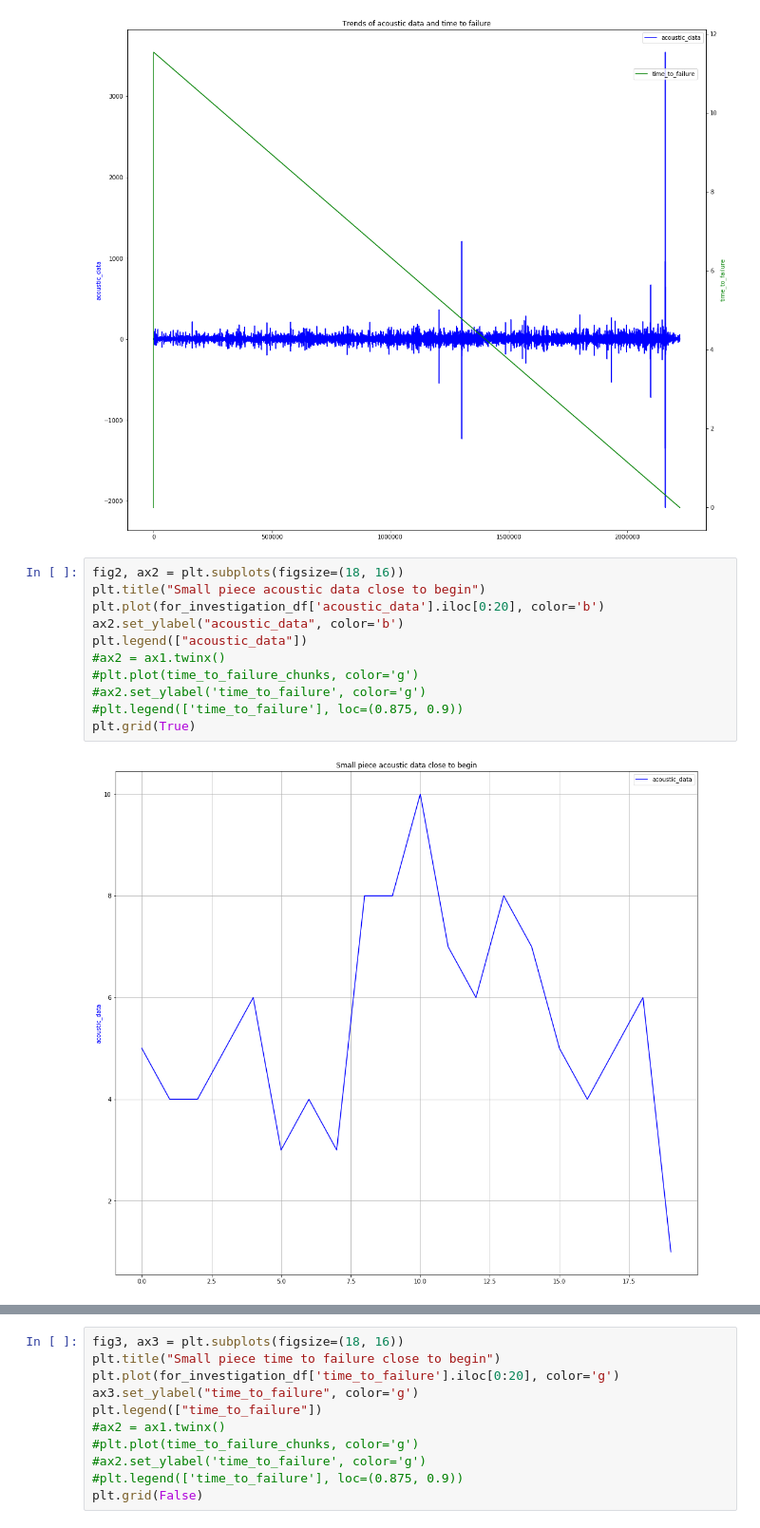
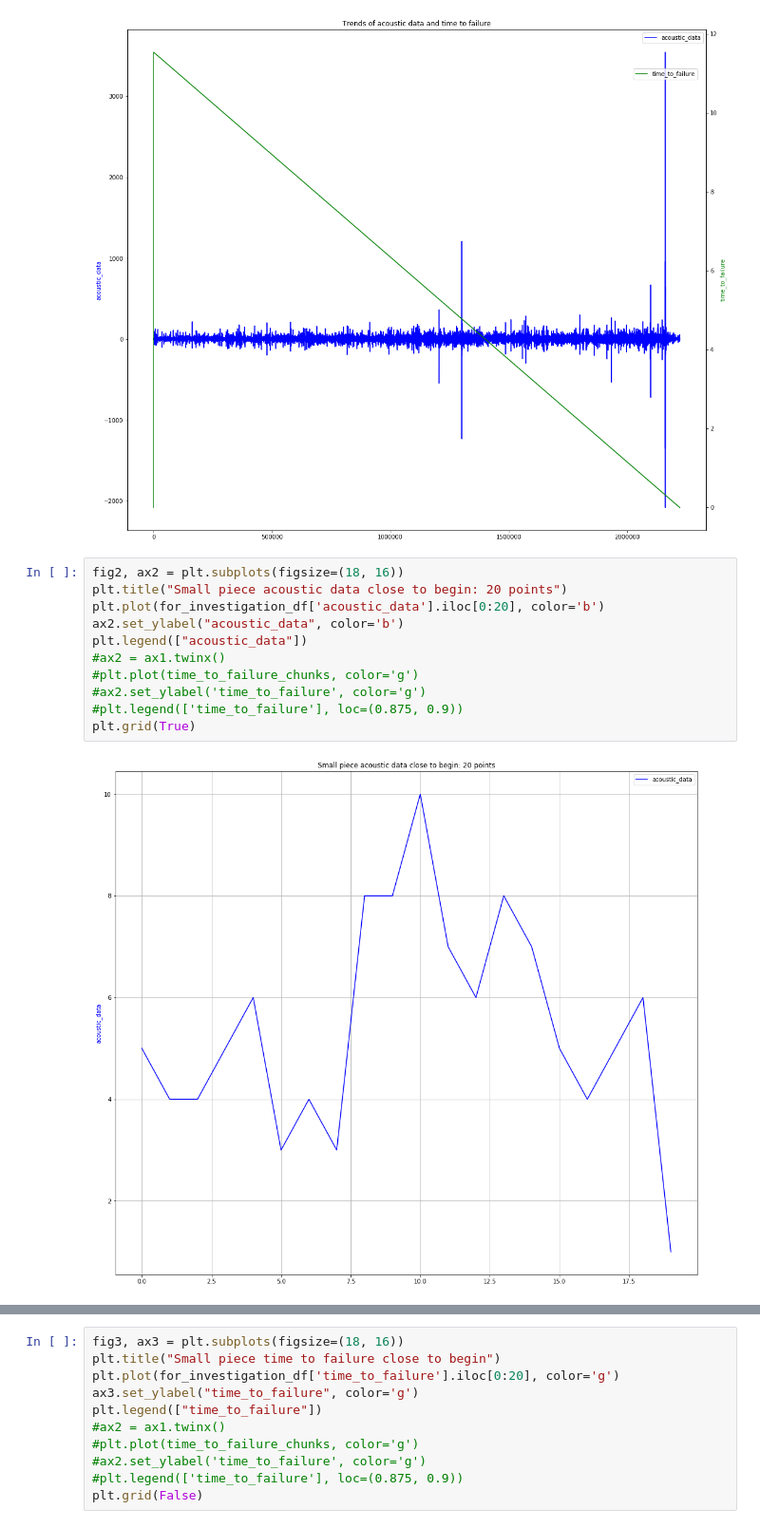
Before and after one commit to contemplat0r/LANL_Earthquake_Prediction, a Jupyter notebook: lanl-data-investigation-and-learn.ipynb, the cells around one changed output, grey strips where cells are left out. Shown at 95% size. Cells and saved outputs as stored; diff of their text form.

```diff
--- a/lanl-data-investigation-and-learn.ipynb
+++ b/lanl-data-investigation-and-learn.ipynb
@@ -104,14 +104,14 @@ plt.grid(False)
 [figure]
 # %%
 fig2, ax2 = plt.subplots(figsize=(18, 16))
-plt.title("Small piece acoustic data close to begin")
+plt.title("Small piece acoustic data close to begin: 20 points")
 plt.plot(for_investigation_df['acoustic_data'].iloc[0:20], color='b')
 ax2.set_ylabel("acoustic_data", color='b')
 plt.legend(["acoustic_data"])
 #ax2 = ax1.twinx()
 #plt.plot(time_to_failure_chunks, color='g')
 #ax2.set_ylabel('time_to_failure', color='g')
 #plt.legend(['time_to_failure'], loc=(0.875, 0.9))
 plt.grid(True)
 # %% [output]
-[figure, old version]
+[figure, new version]
```
Also changed, not shown: parts of 20 cells of this notebook, 4 other files.
